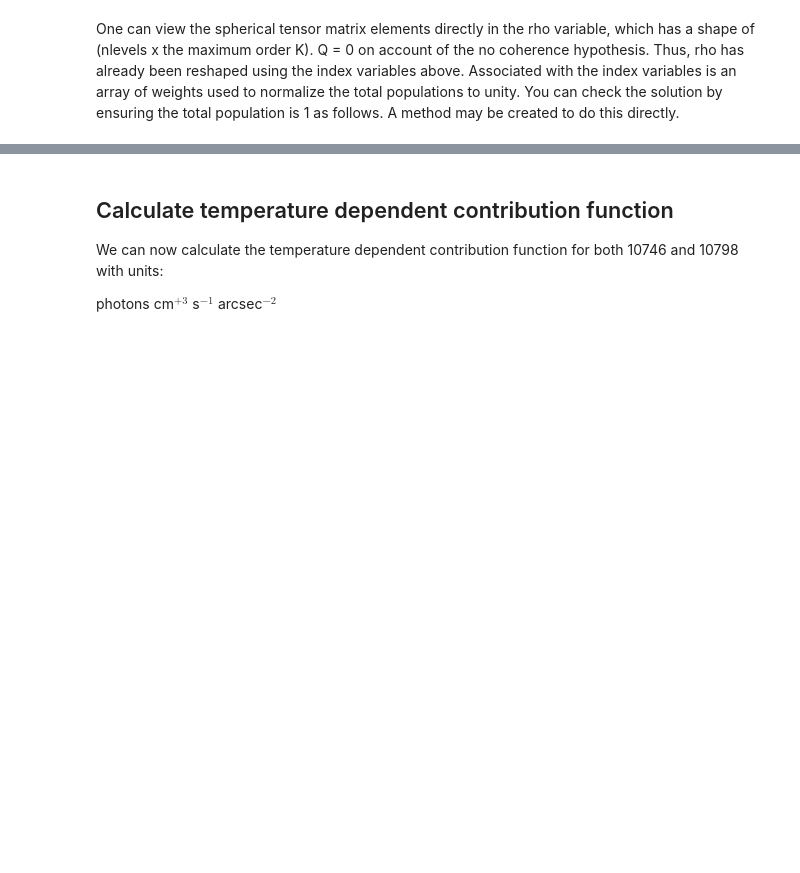
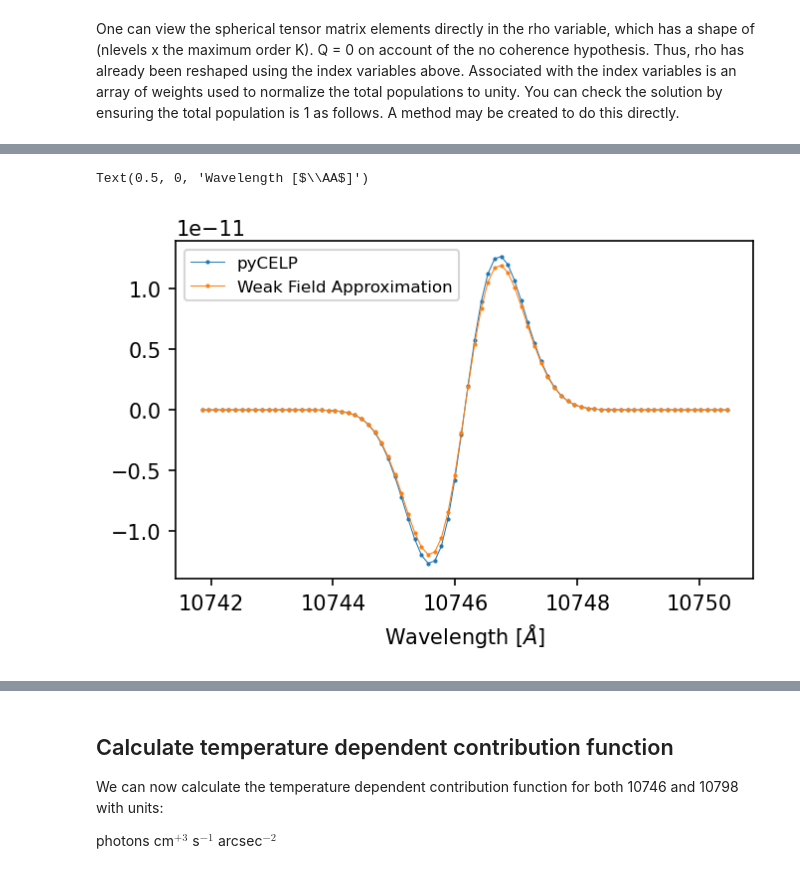
Before and after one commit to tschad/pycelp, a Jupyter notebook: examples/A_tour_of_the_Ion_class.ipynb, the cells around one changed output, grey strips where cells are left out. Cells and saved outputs as stored; diff of their text form; code cells hidden in the pictures; blank space fills up the shorter version.

```diff
--- a/examples/A_tour_of_the_Ion_class.ipynb
+++ b/examples/A_tour_of_the_Ion_class.ipynb
@@ -215,0 +297,14 @@ print(' epsV : ',epsV,'    ',v_units)
+# %%
+wvvac = fe13.get_wvVacTrue(wvair)
+dlambdaB = 4.6686e-10 * (wvvac**2) * magnetic_field_amplitude  / 1000.
+geff = fe13.get_geff(wvair)
+V_WFA = - dlambdaB * fe13.get_geff(wvair) * np.cos(np.deg2rad(thetaBLOS)) * np.gradient(stokes[:,0],wvvec)
+
+plt.figure(figsize = (5,3))
+plt.plot(wvvec,stokes[:,3],'.-',label = 'pyCELP',lw = 0.5,markersize = 2)
+plt.plot(wvvec,V_WFA,'.-',label = 'Weak Field Approximation',lw = 0.5,markersize = 2)
+plt.legend(fontsize = 8)
+plt.xlabel(r'Wavelength [$\AA$]')
+# %% [output]
+Text(0.5, 0, 'Wavelength [$\\AA$]')
+[figure, added]
```
Also changed, not shown: parts of 33 cells of this notebook.
